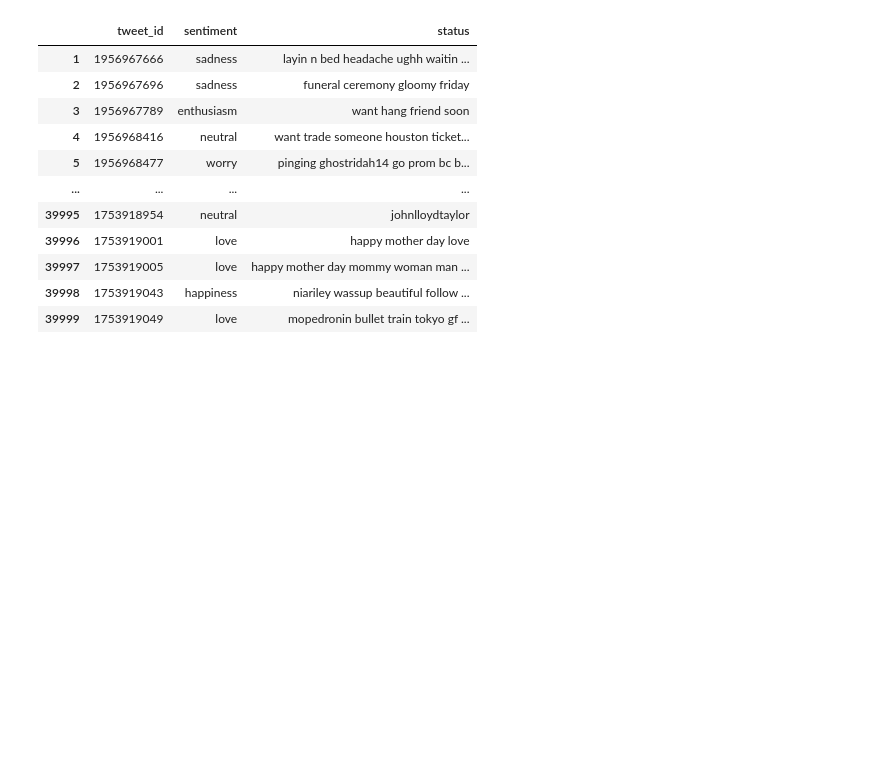
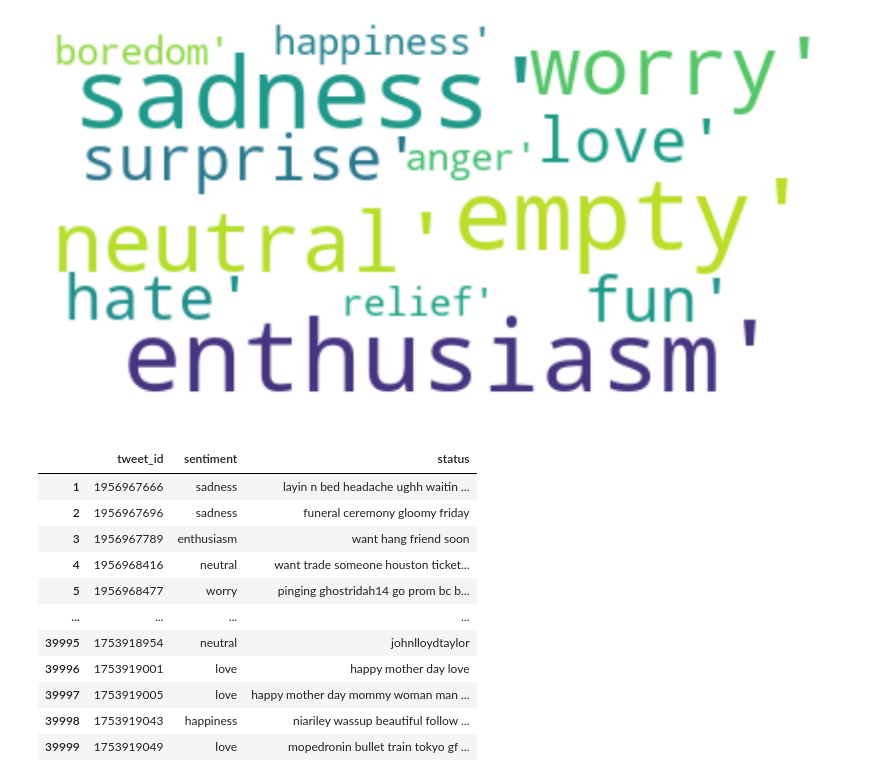
Before and after one commit to l5ve/Emotion-Analysis, a Jupyter notebook: User Sentiment/visualize.ipynb, the cells around one changed output. Saved outputs shown, nothing was run; the diff lists cells and outputs as text; code cells hidden in the pictures; blank space fills up the shorter version.

```diff
--- a/User Sentiment/visualize.ipynb
+++ b/User Sentiment/visualize.ipynb
@@ -5,4 +11,15 @@ import matplotlib.pyplot as plt
 import seaborn as sns
+# %%
+data=pd.read_csv("data\\text_emotion.csv")
+# %%
+wordcloud_status=WordCloud(background_color="white", max_font_size=50, max_words=100).generate(str(data['sentiment'].unique()))
+
+plt.figure(figsize = (15,15))
+plt.imshow(wordcloud_status, interpolation='bilinear')
+plt.axis("off")
+plt.show()
+# %% [output]
+[figure, added]
 # %%
 data=pd.read_csv("data\\clean_data.csv")
 # %%
```
Also changed, not shown: parts of 1 cell of this notebook.
